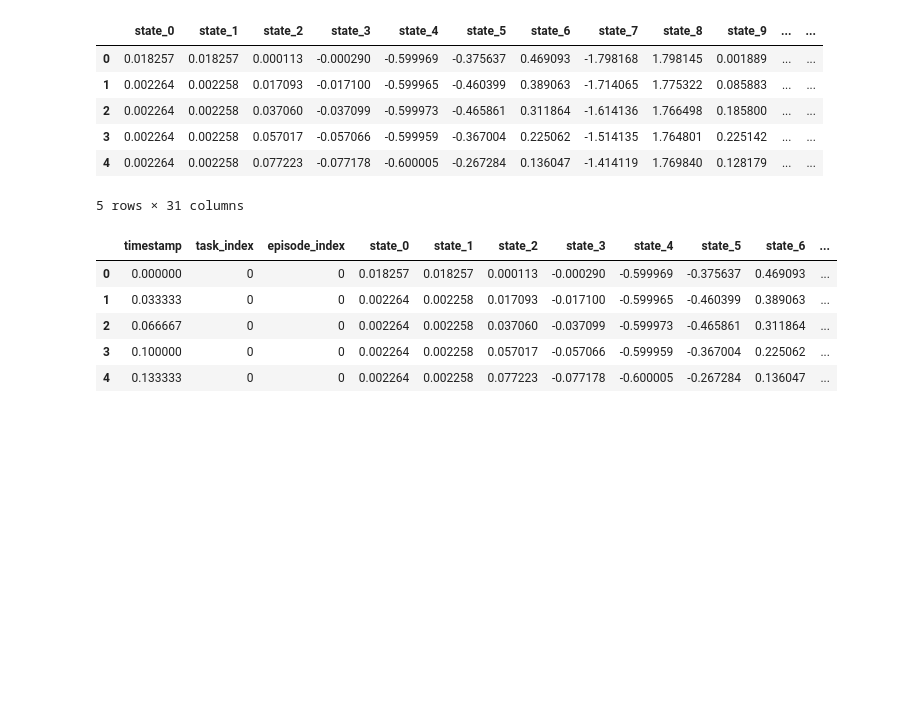
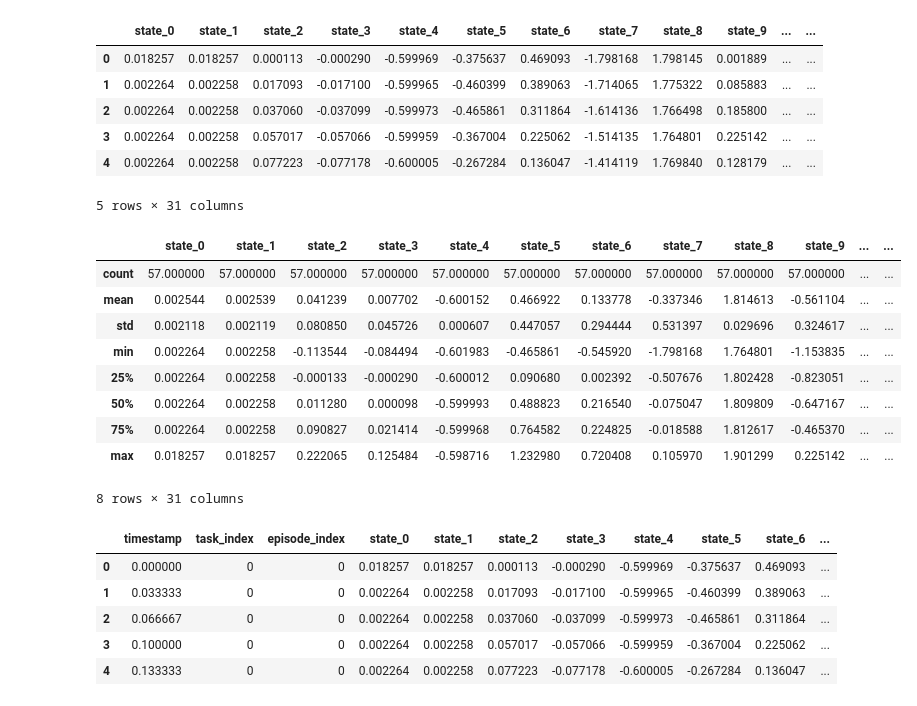
Before and after one commit to dhruvijoshi/KR2, a Jupyter notebook: data_explotation.ipynb, the cells around one changed output. Saved outputs shown, nothing was run; the diff lists cells and outputs as text; code cells hidden in the pictures; blank space fills up the shorter version.

```diff
--- a/data_explotation.ipynb
+++ b/data_explotation.ipynb
@@ -59,6 +60,19 @@ state_df.head()
 | 3 | 0.002264 | 0.002258 | 0.057017 | -0.057066 | -0.599959 | -0.367004 | 0.225062 | -1.514135 | 1.764801 | 0.225142 | ... | ... |
 | 4 | 0.002264 | 0.002258 | 0.077223 | -0.077178 | -0.600005 | -0.267284 | 0.136047 | -1.414119 | 1.769840 | 0.128179 | ... | ... |
 5 rows × 31 columns
+# %%
+state_df.describe()
+# %% [output]
+|  | state_0 | state_1 | state_2 | state_3 | state_4 | state_5 | state_6 | state_7 | state_8 | state_9 | ... | ... |
+| count | 57.000000 | 57.000000 | 57.000000 | 57.000000 | 57.000000 | 57.000000 | 57.000000 | 57.000000 | 57.000000 | 57.000000 | ... | ... |
+| mean | 0.002544 | 0.002539 | 0.041239 | 0.007702 | -0.600152 | 0.466922 | 0.133778 | -0.337346 | 1.814613 | -0.561104 | ... | ... |
+| std | 0.002118 | 0.002119 | 0.080850 | 0.045726 | 0.000607 | 0.447057 | 0.294444 | 0.531397 | 0.029696 | 0.324617 | ... | ... |
+| min | 0.002264 | 0.002258 | -0.113544 | -0.084494 | -0.601983 | -0.465861 | -0.545920 | -1.798168 | 1.764801 | -1.153835 | ... | ... |
+| 25% | 0.002264 | 0.002258 | -0.000133 | -0.000290 | -0.600012 | 0.090680 | 0.002392 | -0.507676 | 1.802428 | -0.823051 | ... | ... |
+| 50% | 0.002264 | 0.002258 | 0.011280 | 0.000098 | -0.599993 | 0.488823 | 0.216540 | -0.075047 | 1.809809 | -0.647167 | ... | ... |
+| 75% | 0.002264 | 0.002258 | 0.090827 | 0.021414 | -0.599968 | 0.764582 | 0.224825 | -0.018588 | 1.812617 | -0.465370 | ... | ... |
+| max | 0.018257 | 0.018257 | 0.222065 | 0.125484 | -0.598716 | 1.232980 | 0.720408 | 0.105970 | 1.901299 | 0.225142 | ... | ... |
+8 rows × 31 columns
 # %%
 state_v1 = pd.concat([v1_df[['timestamp', 'task_index', 'episode_index']],state_df],axis=1)
 # %%
```
Also changed, not shown: parts of 7 cells of this notebook.
